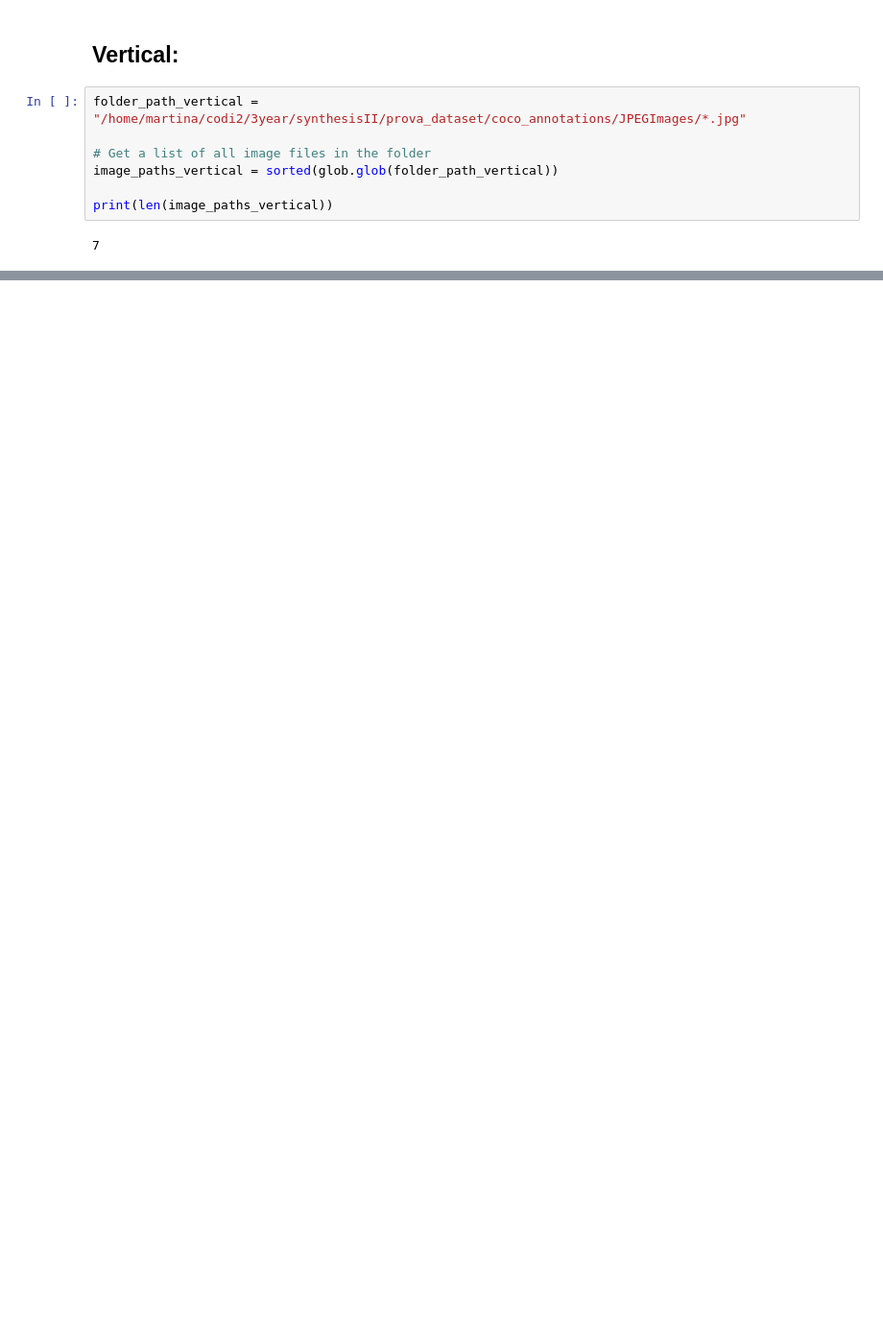
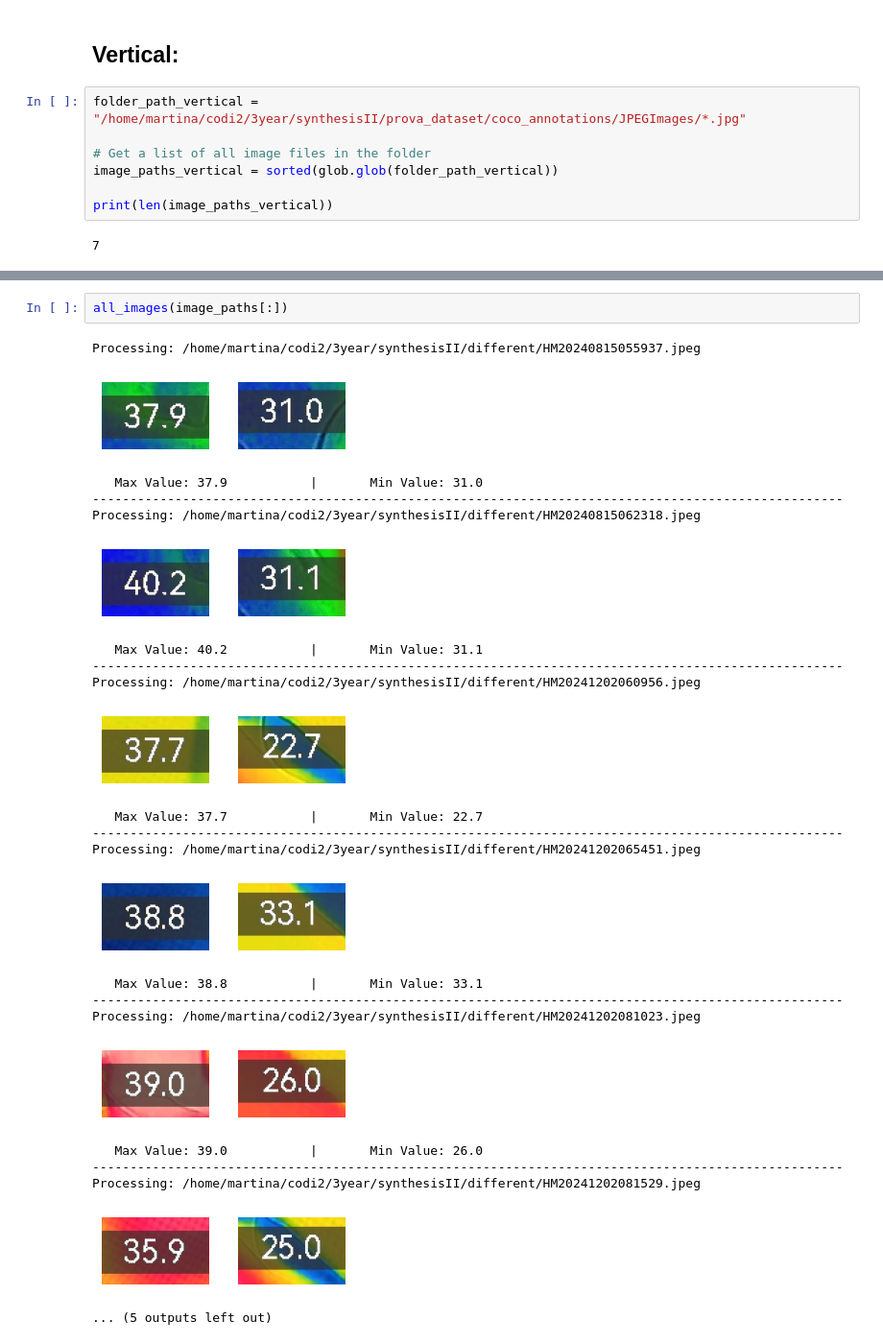
Before and after one commit to Martinacarretta/synthesisII, a Jupyter notebook: temp.ipynb, the cells around one changed output, grey strips where cells are left out. Shown: that part at 96% size. Drawn from its saved outputs; the diff is of its cells as text; blank space fills up the shorter version.

```diff
--- a/temp.ipynb
+++ b/temp.ipynb
@@ -184,0 +185,26 @@ Processing: /home/martina/codi2/3year/synthesisII/prova_dataset/coco_annotations
+# %%
+all_images(image_paths[:])
+# %% [output]
+Processing: /home/martina/codi2/3year/synthesisII/different/HM20240815055937.jpeg
+[figure, added]
+   Max Value: 37.9           |       Min Value: 31.0
+----------------------------------------------------------------------------------------------------
+Processing: /home/martina/codi2/3year/synthesisII/different/HM20240815062318.jpeg
+[figure, added]
+   Max Value: 40.2           |       Min Value: 31.1
+----------------------------------------------------------------------------------------------------
+Processing: /home/martina/codi2/3year/synthesisII/different/HM20241202060956.jpeg
+[figure, added]
+   Max Value: 37.7           |       Min Value: 22.7
+----------------------------------------------------------------------------------------------------
+Processing: /home/martina/codi2/3year/synthesisII/different/HM20241202065451.jpeg
+[figure, added]
+   Max Value: 38.8           |       Min Value: 33.1
+----------------------------------------------------------------------------------------------------
+Processing: /home/martina/codi2/3year/synthesisII/different/HM20241202081023.jpeg
+[figure, added]
+   Max Value: 39.0           |       Min Value: 26.0
+----------------------------------------------------------------------------------------------------
+Processing: /home/martina/codi2/3year/synthesisII/different/HM20241202081529.jpeg
+[figure, added]
+... (5 outputs left out)
```
Also changed, not shown: parts of 6 cells of this notebook, 8 other files.
